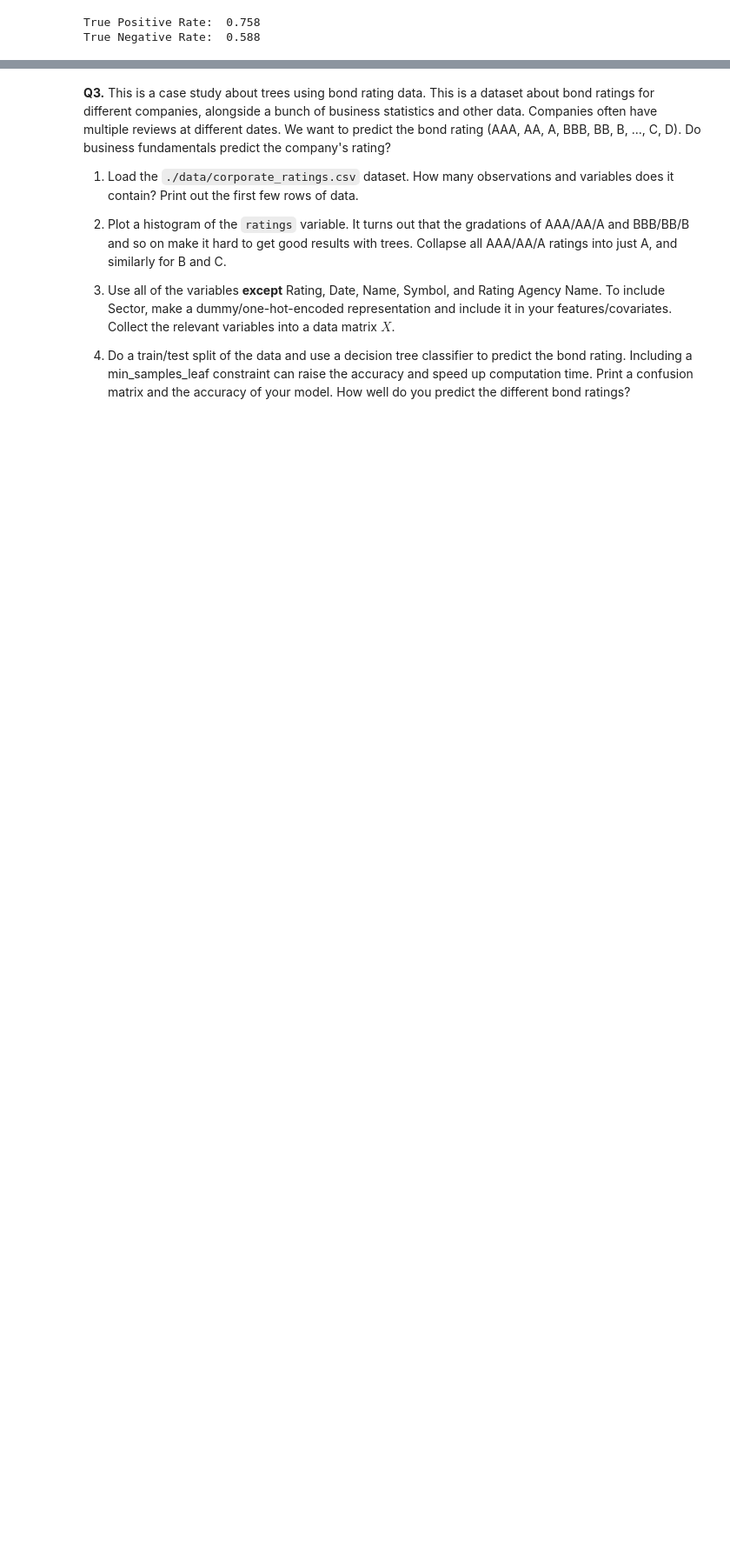
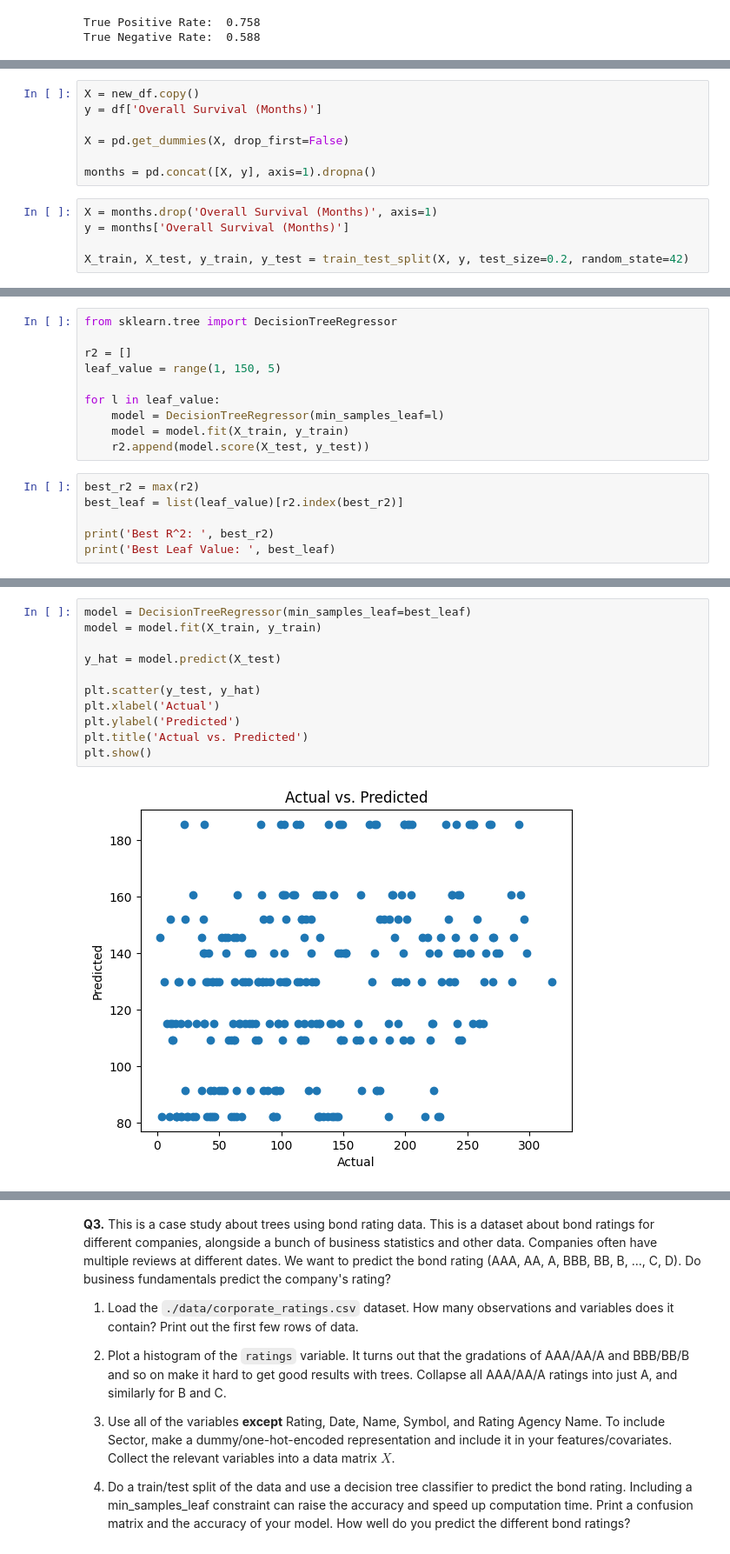
Before and after one commit to eaa3ug/trees_assignment, a Jupyter notebook: assignment.ipynb, the cells around one changed output, grey strips where cells are left out. Shown at 87% size. Cells and saved outputs as stored; diff of their text form; blank space fills up the shorter version.

```diff
--- a/assignment.ipynb
+++ b/assignment.ipynb
@@ -136,0 +139,12 @@ True Negative Rate:  0.588
+# %%
+X = new_df.copy()
+y = df['Overall Survival (Months)']
+
+X = pd.get_dummies(X, drop_first=False)
+
+months = pd.concat([X, y], axis=1).dropna()
+# %%
+X = months.drop('Overall Survival (Months)', axis=1)
+y = months['Overall Survival (Months)']
+
+X_train, X_test, y_train, y_test = train_test_split(X, y, test_size=0.2, random_state=42)
@@ -136,0 +157,16 @@ True Negative Rate:  0.588
+# %%
+from sklearn.tree import DecisionTreeRegressor
+
+r2 = []
+leaf_value = range(1, 150, 5)
+
+for l in leaf_value:
+    model = DecisionTreeRegressor(min_samples_leaf=l)
+    model = model.fit(X_train, y_train)
+    r2.append(model.score(X_test, y_test))
+# %%
+best_r2 = max(r2)
+best_leaf = list(leaf_value)[r2.index(best_r2)]
+
+print('Best R^2: ', best_r2)
+print('Best Leaf Value: ', best_leaf)
@@ -136,0 +176,13 @@ True Negative Rate:  0.588
+# %%
+model = DecisionTreeRegressor(min_samples_leaf=best_leaf)
+model = model.fit(X_train, y_train)
+
+y_hat = model.predict(X_test)
+
+plt.scatter(y_test, y_hat)
+plt.xlabel('Actual')
+plt.ylabel('Predicted')
+plt.title('Actual vs. Predicted')
+plt.show()
+# %% [output]
+[figure, added]
```
Also changed, not shown: parts of 4 cells of this notebook.
